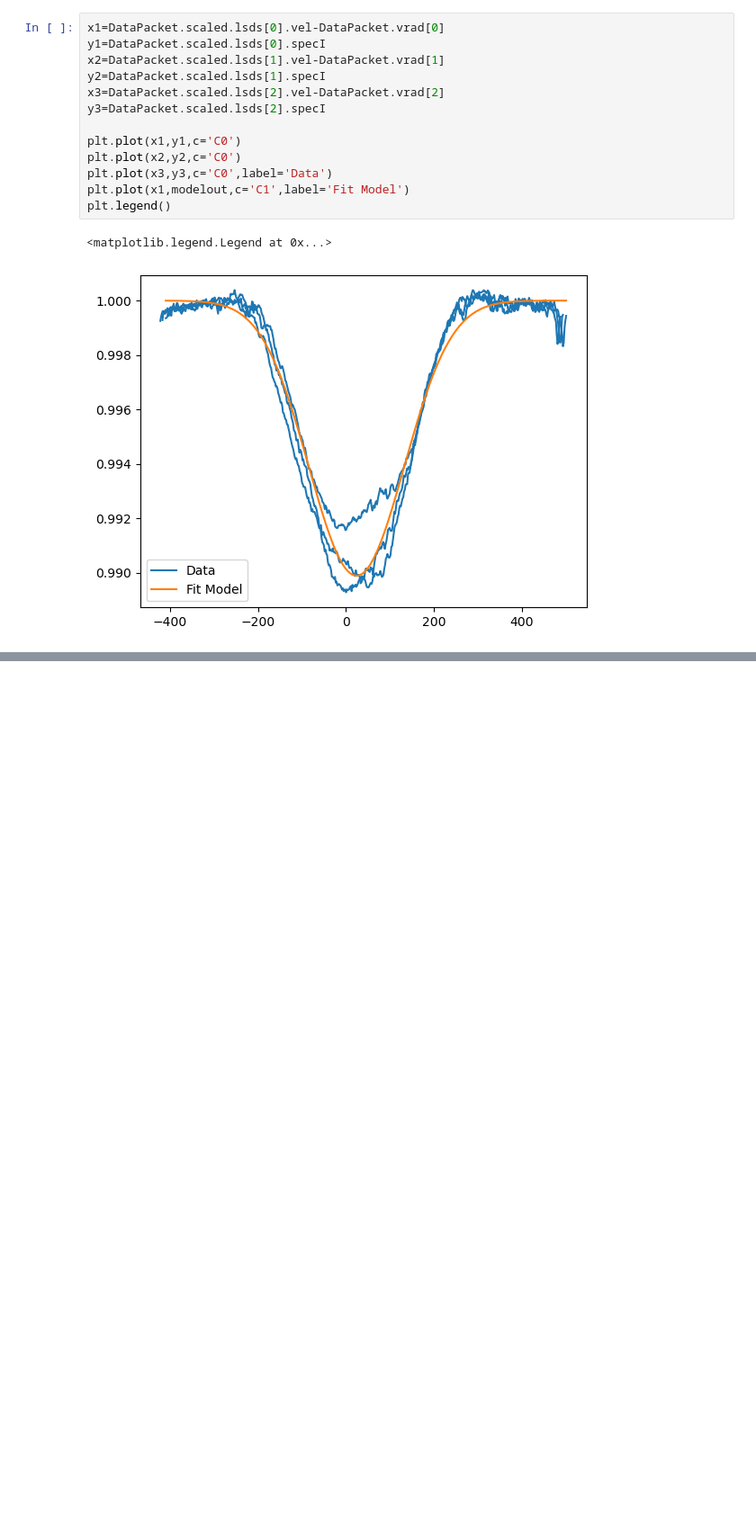
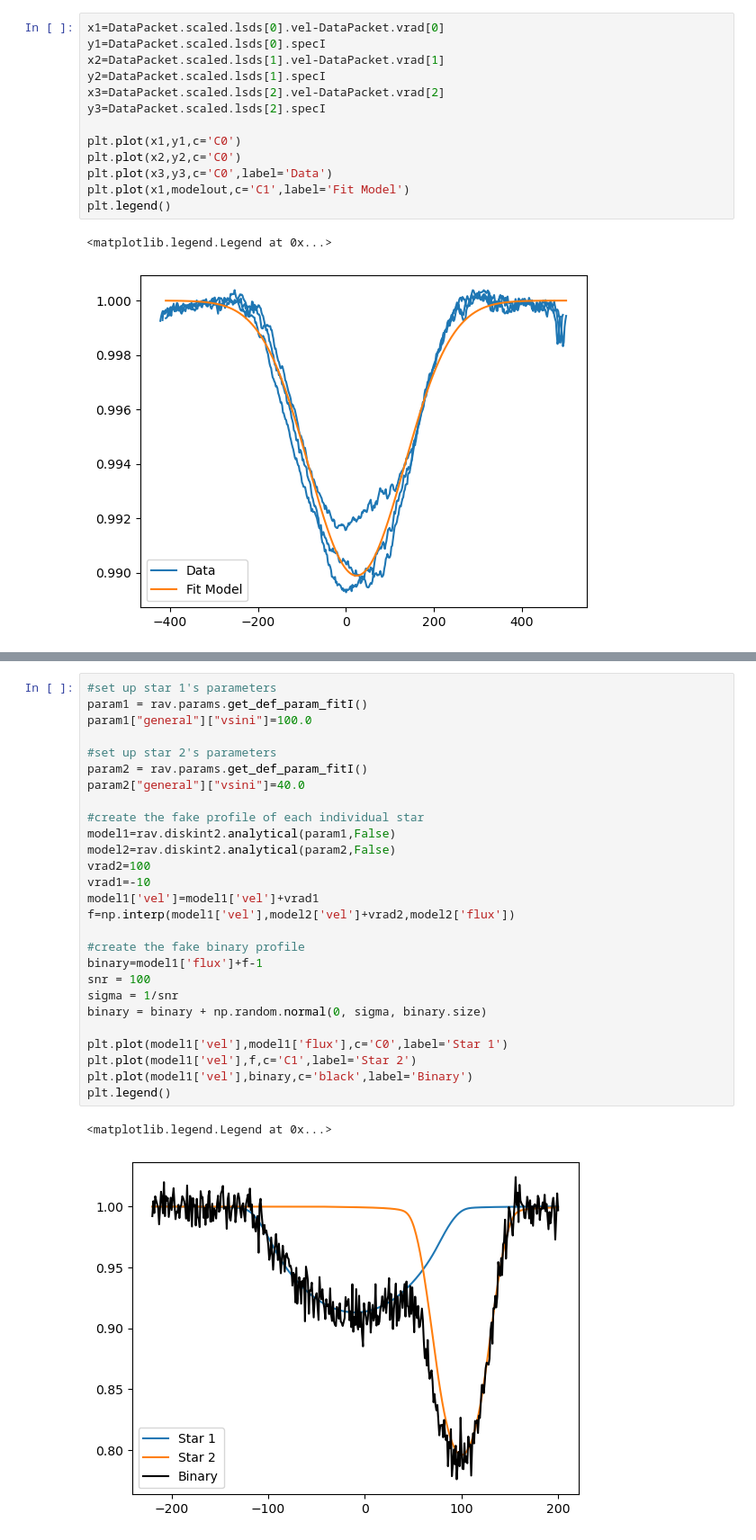
Before and after one commit to veropetit/pyRaven, a Jupyter notebook: HowToUsePyRavenTutorial/02-FitIntensity.ipynb, the cells around one changed output, grey strips where cells are left out. Shown at 90% size. Drawn from its saved outputs; the diff is of its cells as text; blank space fills up the shorter version.

Commit message:
Added binary fitting tutorial

```diff
--- a/HowToUsePyRavenTutorial/02-FitIntensity.ipynb
+++ b/HowToUsePyRavenTutorial/02-FitIntensity.ipynb
@@ -213,0 +216,30 @@ plt.legend()
+# %%
+#set up star 1's parameters
+param1 = rav.params.get_def_param_fitI()
+param1["general"]["vsini"]=100.0
+
+#set up star 2's parameters
+param2 = rav.params.get_def_param_fitI()
+param2["general"]["vsini"]=40.0
+
+#create the fake profile of each individual star
+model1=rav.diskint2.analytical(param1,False)
+model2=rav.diskint2.analytical(param2,False)
+vrad2=100
+vrad1=-10
+model1['vel']=model1['vel']+vrad1
+f=np.interp(model1['vel'],model2['vel']+vrad2,model2['flux'])
+
+#create the fake binary profile
+binary=model1['flux']+f-1
+snr = 100
+sigma = 1/snr
+binary = binary + np.random.normal(0, sigma, binary.size)
+
+plt.plot(model1['vel'],model1['flux'],c='C0',label='Star 1')
+plt.plot(model1['vel'],f,c='C1',label='Star 2')
+plt.plot(model1['vel'],binary,c='black',label='Binary')
+plt.legend()
+# %% [output]
+<matplotlib.legend.Legend at 0x...>
+[figure, added]
```
Also changed, not shown: parts of 8 cells of this notebook, 1 other file.
